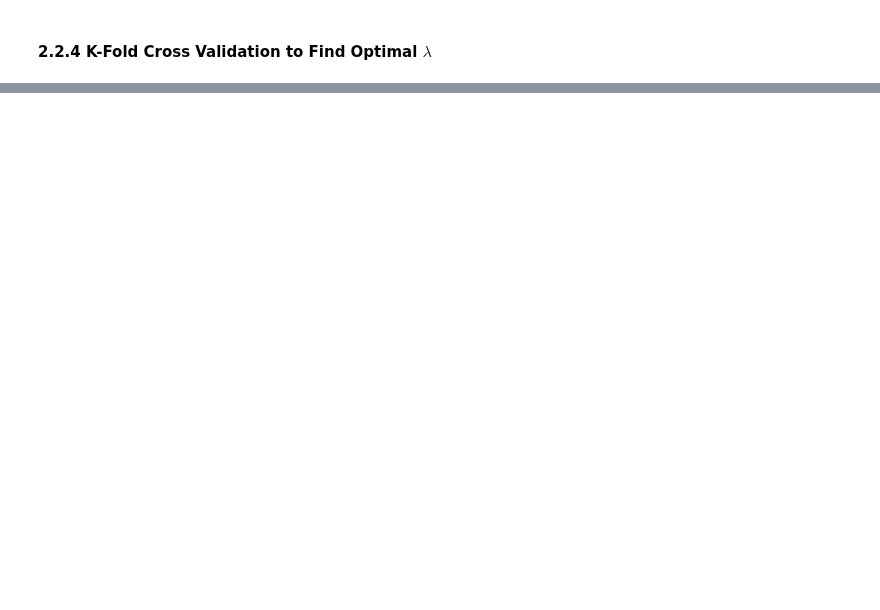
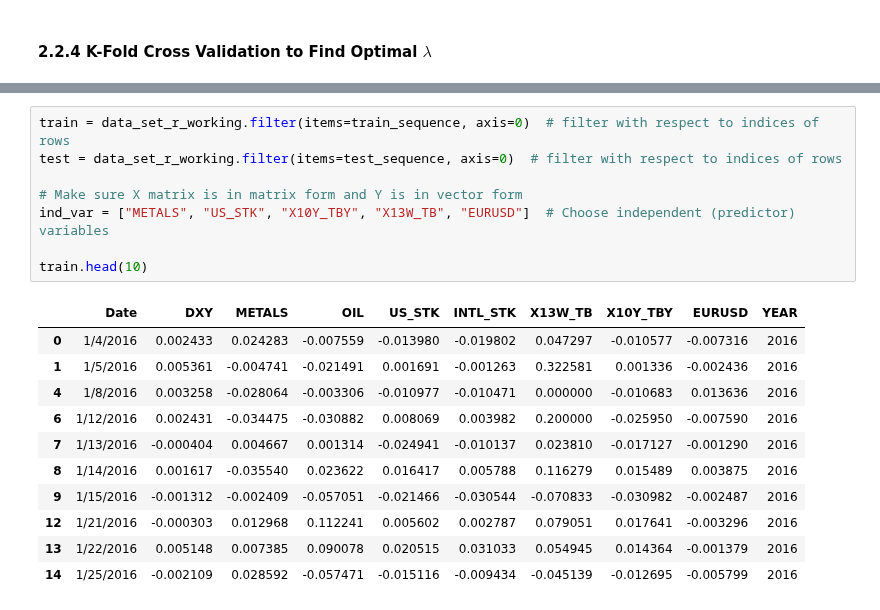
Before and after one commit to adevrent/wqu_mscfe, a Jupyter notebook: Financial Econometrics/M2/L3.ipynb, the cells around one changed output, grey strips where cells are left out. Cells and saved outputs as stored; diff of their text form; blank space fills up the shorter version.

```diff
--- a/Financial Econometrics/M2/L3.ipynb
+++ b/Financial Econometrics/M2/L3.ipynb
@@ -42,0 +198,20 @@ Some statistical software packages may conduct independent variable standardizat
+# %%
+train = data_set_r_working.filter(items=train_sequence, axis=0)  # filter with respect to indices of rows
+test = data_set_r_working.filter(items=test_sequence, axis=0)  # filter with respect to indices of rows
+
+# Make sure X matrix is in matrix form and Y is in vector form
+ind_var = ["METALS", "US_STK", "X10Y_TBY", "X13W_TB", "EURUSD"]  # Choose independent (predictor) variables
+
+train.head(10)
+# %% [output]
+|  | Date | DXY | METALS | OIL | US_STK | INTL_STK | X13W_TB | X10Y_TBY | EURUSD | YEAR |
+| 0 | 1/4/2016 | 0.002433 | 0.024283 | -0.007559 | -0.013980 | -0.019802 | 0.047297 | -0.010577 | -0.007316 | 2016 |
+| 1 | 1/5/2016 | 0.005361 | -0.004741 | -0.021491 | 0.001691 | -0.001263 | 0.322581 | 0.001336 | -0.002436 | 2016 |
+| 4 | 1/8/2016 | 0.003258 | -0.028064 | -0.003306 | -0.010977 | -0.010471 | 0.000000 | -0.010683 | 0.013636 | 2016 |
+| 6 | 1/12/2016 | 0.002431 | -0.034475 | -0.030882 | 0.008069 | 0.003982 | 0.200000 | -0.025950 | -0.007590 | 2016 |
+| 7 | 1/13/2016 | -0.000404 | 0.004667 | 0.001314 | -0.024941 | -0.010137 | 0.023810 | -0.017127 | -0.001290 | 2016 |
+| 8 | 1/14/2016 | 0.001617 | -0.035540 | 0.023622 | 0.016417 | 0.005788 | 0.116279 | 0.015489 | 0.003875 | 2016 |
+| 9 | 1/15/2016 | -0.001312 | -0.002409 | -0.057051 | -0.021466 | -0.030544 | -0.070833 | -0.030982 | -0.002487 | 2016 |
+| 12 | 1/21/2016 | -0.000303 | 0.012968 | 0.112241 | 0.005602 | 0.002787 | 0.079051 | 0.017641 | -0.003296 | 2016 |
+| 13 | 1/22/2016 | 0.005148 | 0.007385 | 0.090078 | 0.020515 | 0.031033 | 0.054945 | 0.014364 | -0.001379 | 2016 |
+| 14 | 1/25/2016 | -0.002109 | 0.028592 | -0.057471 | -0.015116 | -0.009434 | -0.045139 | -0.012695 | -0.005799 | 2016 |
```
Also changed, not shown: parts of 32 cells of this notebook, 2 other files.
